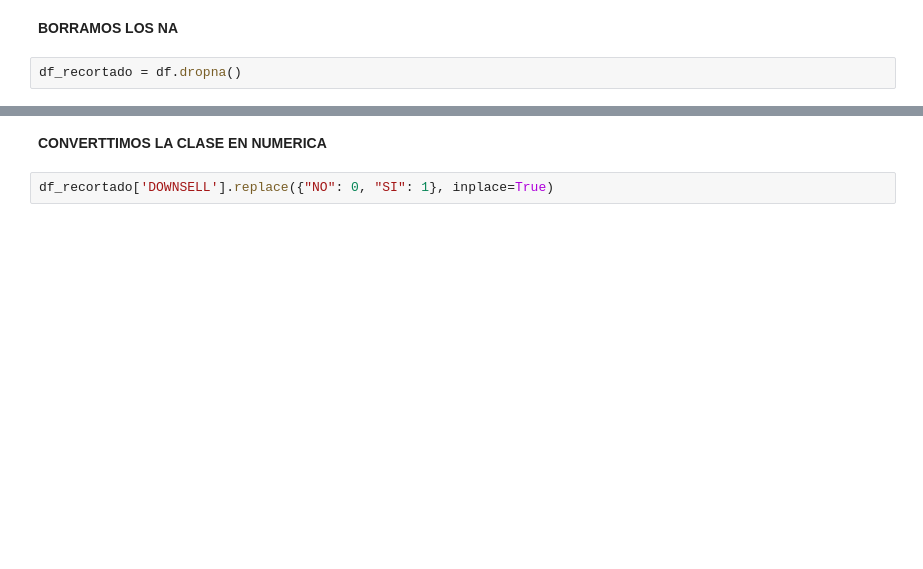
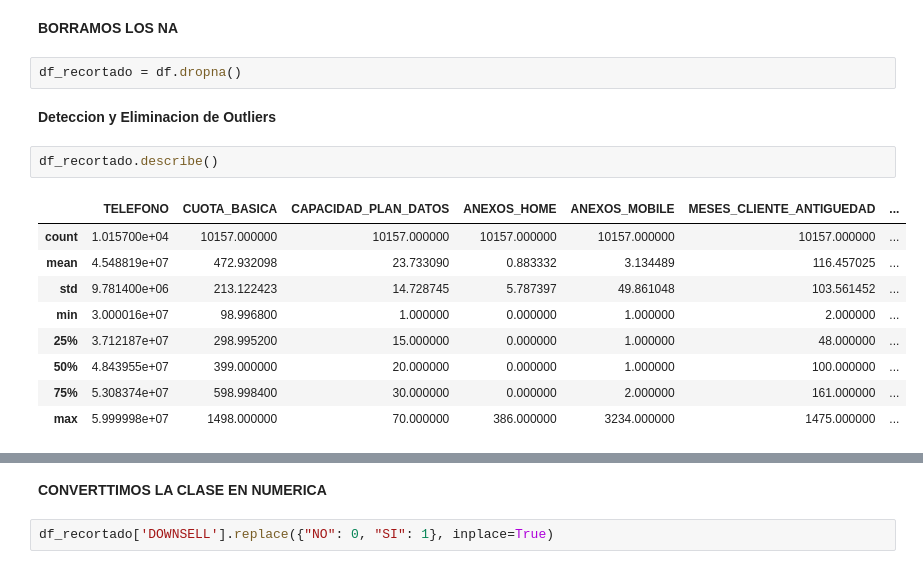
Before and after one commit to chiruconew/EXTRA, a Jupyter notebook: MODELO.ipynb, the cells around one changed output, grey strips where cells are left out. Saved outputs shown, nothing was run; the diff lists cells and outputs as text; blank space fills up the shorter version.

```diff
--- a/MODELO.ipynb
+++ b/MODELO.ipynb
@@ -25,3 +45,17 @@ df.head()
 **BORRAMOS LOS NA**
 # %%
 df_recortado = df.dropna()
+# %% [markdown]
+**Deteccion y Eliminacion de Outliers**
+# %%
+df_recortado.describe()
+# %% [output]
+|  | TELEFONO | CUOTA_BASICA | CAPACIDAD_PLAN_DATOS | ANEXOS_HOME | ANEXOS_MOBILE | MESES_CLIENTE_ANTIGUEDAD | ... |
+| count | 1.015700e+04 | 10157.000000 | 10157.000000 | 10157.000000 | 10157.000000 | 10157.000000 | ... |
+| mean | 4.548819e+07 | 472.932098 | 23.733090 | 0.883332 | 3.134489 | 116.457025 | ... |
+| std | 9.781400e+06 | 213.122423 | 14.728745 | 5.787397 | 49.861048 | 103.561452 | ... |
+| min | 3.000016e+07 | 98.996800 | 1.000000 | 0.000000 | 1.000000 | 2.000000 | ... |
+| 25% | 3.712187e+07 | 298.995200 | 15.000000 | 0.000000 | 1.000000 | 48.000000 | ... |
+| 50% | 4.843955e+07 | 399.000000 | 20.000000 | 0.000000 | 1.000000 | 100.000000 | ... |
+| 75% | 5.308374e+07 | 598.998400 | 30.000000 | 0.000000 | 2.000000 | 161.000000 | ... |
+| max | 5.999998e+07 | 1498.000000 | 70.000000 | 386.000000 | 3234.000000 | 1475.000000 | ... |
```
Also changed, not shown: parts of 21 cells of this notebook.
